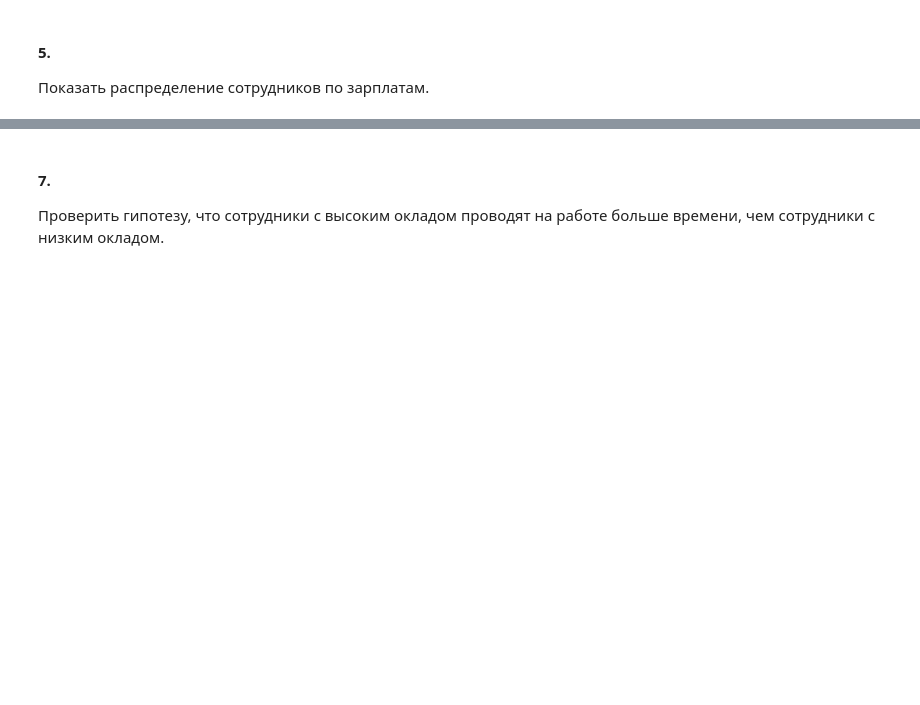
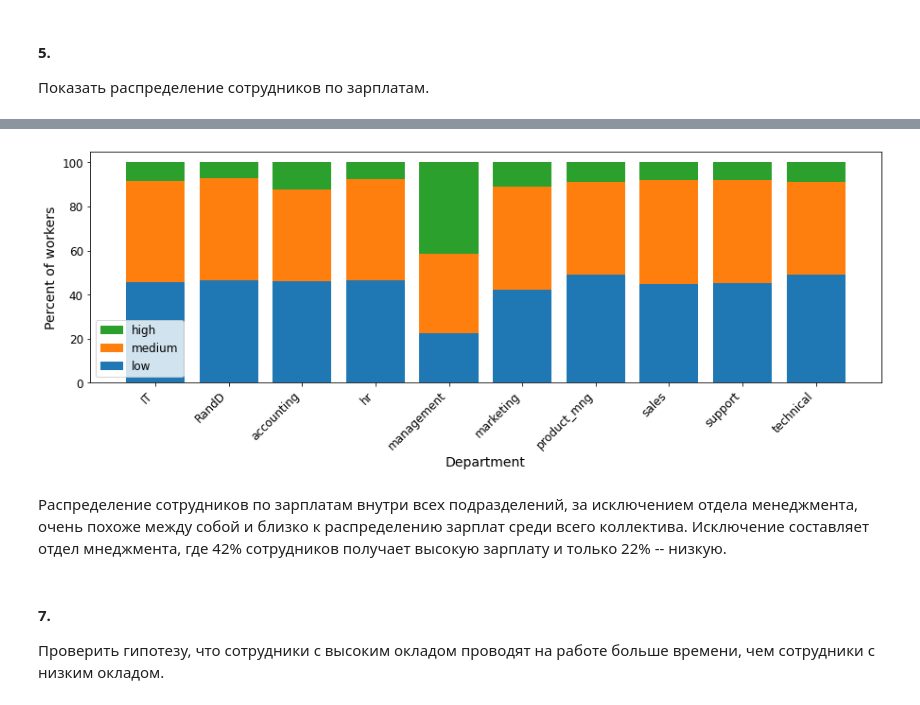
Before and after one commit to xbbt/Netology_DS_course, a Jupyter notebook: Final/Final.ipynb, the cells around one changed output, grey strips where cells are left out. Drawn from its saved outputs; the diff is of its cells as text; code cells hidden in the pictures; blank space fills up the shorter version.

```diff
--- a/Final/Final.ipynb
+++ b/Final/Final.ipynb
@@ -147,3 +234,39 @@ df.groupby(['department', 'salary'], ). agg(['count'])['left']
+# %%
+wages = ['low', 'medium', 'high']
+salaries_distr = dict()
+for salary in wages:
+    salaries_distr[salary] = (df
+        .loc[(df['left'] == 0) & (df['salary'] == salary)]
+        .groupby(['department']).size()
+        )
+
+all_salaries = salaries_distr['low'] + salaries_distr['medium'] + salaries_distr['high']
+low_salary_percents = salaries_distr['low']/all_salaries*100
+medium_salary_percents = salaries_distr['medium']/all_salaries*100
+high_salary_percents = salaries_distr['high']/all_salaries*100
+
+fig, ax = plt.subplots(1, figsize=(15, 5))
+
+p1 = ax.bar(deps_xx, low_salary_percents)
+p2 = ax.bar(
+    deps_xx, medium_salary_percents,
+    bottom=low_salary_percents
+)
+p3 = ax.bar(
+    deps_xx, high_salary_percents,
+    bottom=low_salary_percents+medium_salary_percents
+)
+
+
+plt.xticks(deps_xx, salaries_distr[salary].index)
+plt.legend((p3[0], p2[0], p1[0]), reversed(wages))
+ax.set_xlabel('Department')
+ax.set_ylabel('Percent of workers')
+fig.autofmt_xdate(rotation=45)
+# %% [output]
+[figure, added]
+# %% [markdown]
+Распределение сотрудников по зарплатам внутри всех подразделений, за исключением отдела менеджмента, очень похоже между собой и близко к распределению зарплат среди всего коллектива. Исключение составляет отдел мнеджмента, где 42% сотрудников получает высокую зарплату и только 22% -- низкую.
 # %% [markdown]
 #### 7.
 Проверить гипотезу, что сотрудники с высоким окладом проводят на работе больше времени, чем сотрудники с низким окладом.
```
Also changed, not shown: parts of 48 cells of this notebook.
